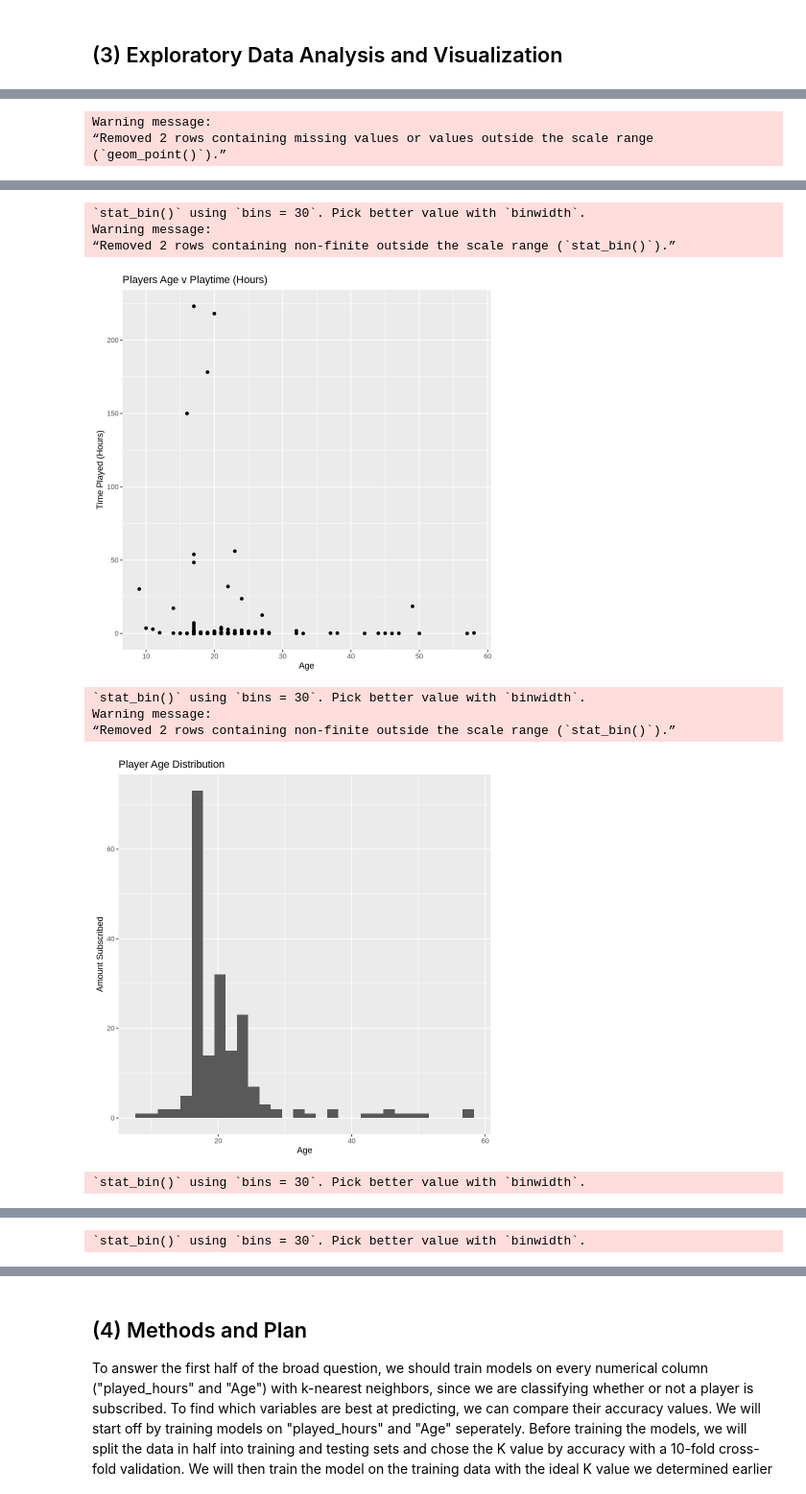
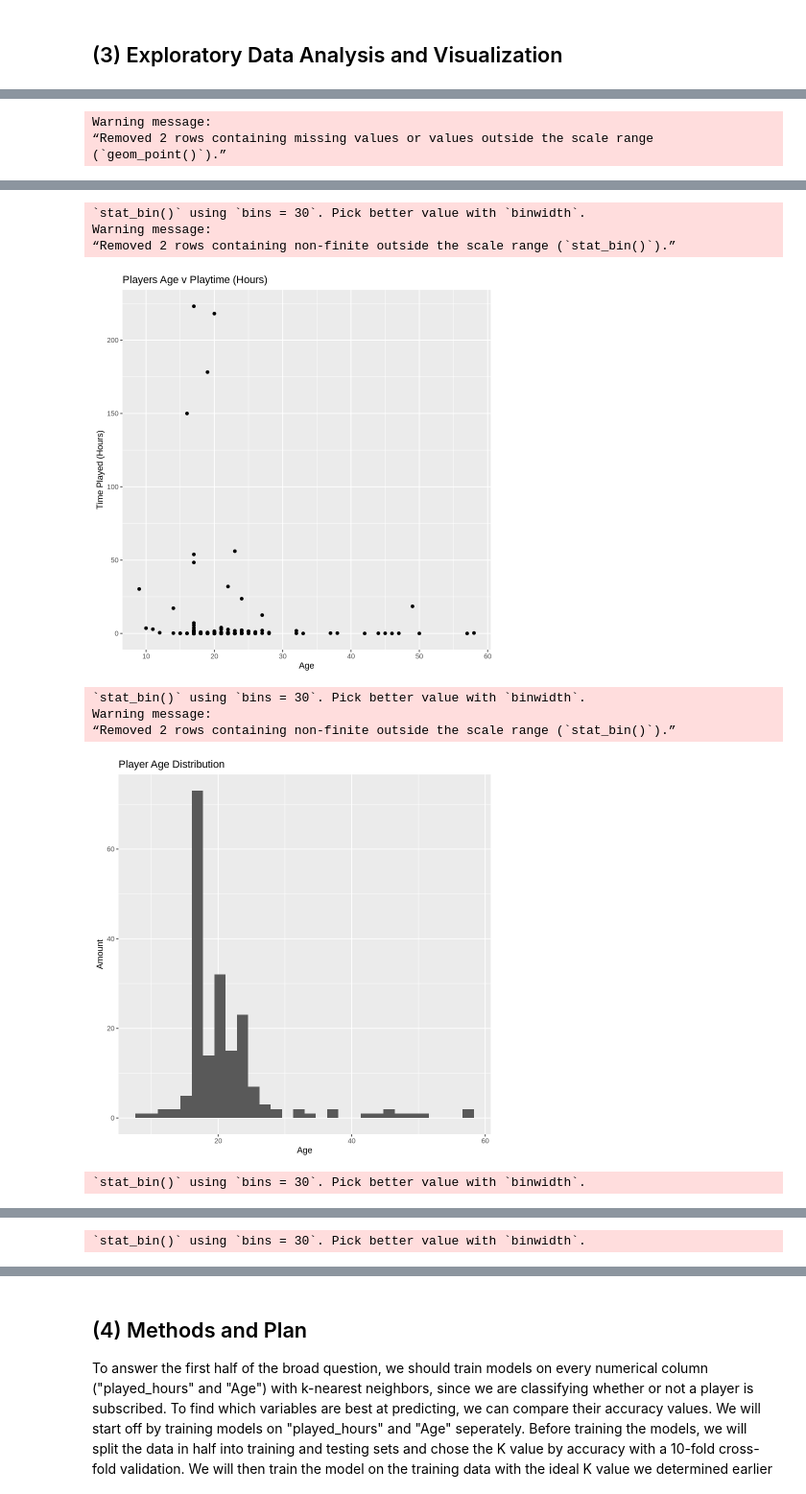
Before and after one commit to maxlbchung/dsci-100-project, a Jupyter notebook: Project/individual project.ipynb, the cells around one changed output, grey strips where cells are left out. Shown at 96% size. Drawn from its saved outputs; the diff is of its cells as text; code cells hidden in the pictures.

Commit message:
Final Tweaks
Changed some of the graphs
reorganized cells some more
added polish and finishing touches

```diff
--- a/Project/individual project.ipynb
+++ b/Project/individual project.ipynb
@@ -156,7 +181,7 @@ age_dist_plot <- player_data |>
     select(Age) |>
     ggplot(aes(x = Age)) +
     geom_histogram() +
-    labs(x = "Age", y = "Amount Subscribed", title = "Player Age Distribution")
+    labs(x = "Age", y = "Amount", title = "Player Age Distribution")
 
 sub_age_plot <- player_data |>
     select(Age, subscribe) |>
@@ -173,34 +198,34 @@ time_plot <- player_data |>
     geom_histogram() +
     labs(x = "Playtime (Hours)", y = "Count", title = "Playtime Distribution")
 
 sub_time_plot <- player_data |>
     select(played_hours, subscribe) |>
     ggplot(aes(x = played_hours, fill = subscribe)) +
     geom_histogram() +
     facet_wrap(~ subscribe, ncol = 2) +
     labs(x = "Playtime (Hours)", y = "Count", fill = "Subscribed?", title = "Not Subscribed and Subscribed Playtime Distribution")
 
 experience_bar
 gender_bar
 age_time_plot
 age_dist_plot
 sub_age_plot
 time_plot
 sub_time_plot
 # %% [output]
 [figure]
 Warning message:
 “Removed 2 rows containing missing values or values outside the scale range
 (`geom_point()`).”
 [figure]
 `stat_bin()` using `bins = 30`. Pick better value with `binwidth`.
 Warning message:
 “Removed 2 rows containing non-finite outside the scale range (`stat_bin()`).”
 [figure]
 `stat_bin()` using `bins = 30`. Pick better value with `binwidth`.
 Warning message:
 “Removed 2 rows containing non-finite outside the scale range (`stat_bin()`).”
-[figure, old version]
+[figure, new version]
 `stat_bin()` using `bins = 30`. Pick better value with `binwidth`.
 [figure]
 `stat_bin()` using `bins = 30`. Pick better value with `binwidth`.
```
Also changed, not shown: parts of 8 cells of this notebook.
